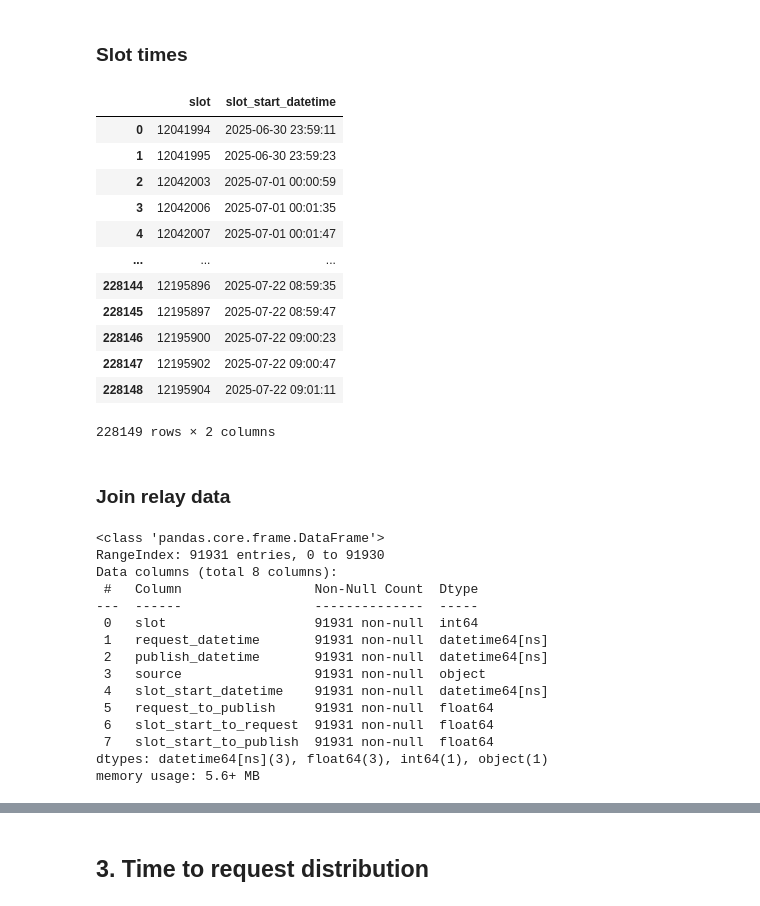
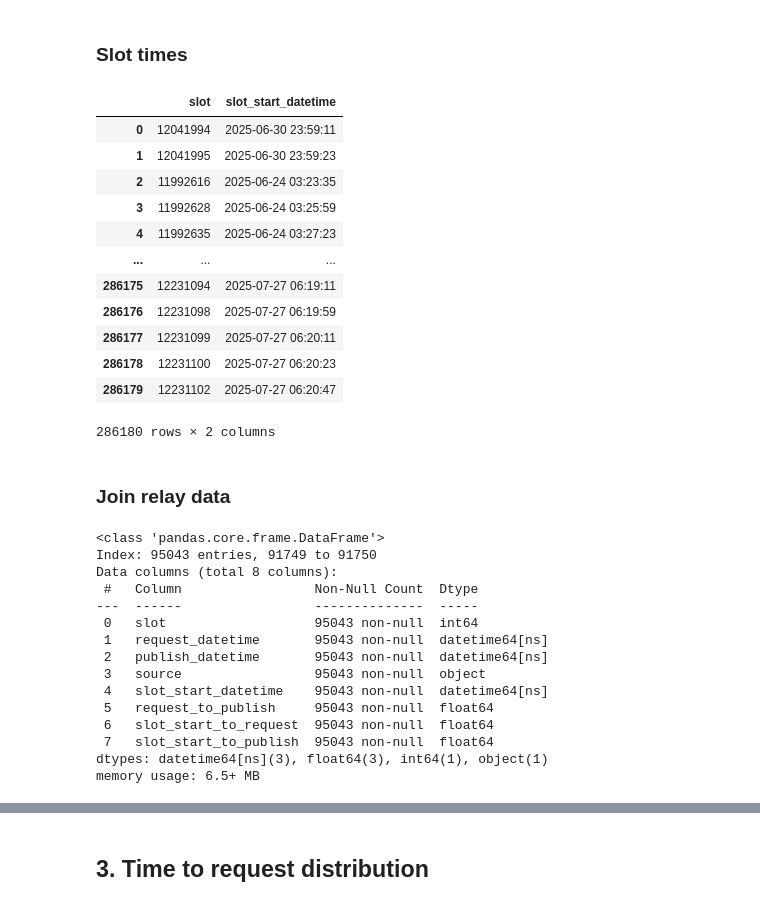
Before and after one commit to misilva73/eth-slot-analysis, a Jupyter notebook: notebooks/1.4-block-publishing-times.ipynb, the cells around one changed output, grey strips where cells are left out. Saved outputs shown, nothing was run; the diff lists cells and outputs as text; code cells hidden in the pictures.

```diff
--- a/notebooks/1.4-block-publishing-times.ipynb
+++ b/notebooks/1.4-block-publishing-times.ipynb
@@ -116,36 +115,36 @@ Name: slot, dtype: int64
 # %%
 # Define dates for queries
 slot_start = 11974663
-slot_end = 12204166
+slot_end = 12262586
 start_date_str = convert_slot_number_to_date_string(slot_start-2)
 end_date_str = convert_slot_number_to_date_string(slot_end+2)
 # Define and run query
 query_str = f"""
     SELECT DISTINCT slot, slot_start_date_time AS slot_start_datetime
     FROM default.canonical_beacon_block FINAL
     WHERE slot_start_date_time BETWEEN toDateTime('{start_date_str}') AND toDateTime('{end_date_str}')
         AND meta_network_name = 'mainnet'
 """
 engine = create_engine(db_url)
 slot_start_df = pd.read_sql(query_str, con=engine)
 slot_start_df["slot_start_datetime"] = pd.to_datetime(
     slot_start_df["slot_start_datetime"]
 )
 slot_start_df
 # %% [output]
 |  | slot | slot_start_datetime |
 | 0 | 12041994 | 2025-06-30 23:59:11 |
 | 1 | 12041995 | 2025-06-30 23:59:23 |
-| 2 | 12042003 | 2025-07-01 00:00:59 |
-| 3 | 12042006 | 2025-07-01 00:01:35 |
-| 4 | 12042007 | 2025-07-01 00:01:47 |
+| 2 | 11992616 | 2025-06-24 03:23:35 |
+| 3 | 11992628 | 2025-06-24 03:25:59 |
+| 4 | 11992635 | 2025-06-24 03:27:23 |
 | ... | ... | ... |
-| 228144 | 12195896 | 2025-07-22 08:59:35 |
-| 228145 | 12195897 | 2025-07-22 08:59:47 |
-| 228146 | 12195900 | 2025-07-22 09:00:23 |
-| 228147 | 12195902 | 2025-07-22 09:00:47 |
-| 228148 | 12195904 | 2025-07-22 09:01:11 |
+| 286175 | 12231094 | 2025-07-27 06:19:11 |
+| 286176 | 12231098 | 2025-07-27 06:19:59 |
+| 286177 | 12231099 | 2025-07-27 06:20:11 |
+| 286178 | 12231100 | 2025-07-27 06:20:23 |
+| 286179 | 12231102 | 2025-07-27 06:20:47 |
-228149 rows × 2 columns
+286180 rows × 2 columns
 # %% [markdown]
 ### Join relay data
 # %%
@@ -166,29 +165,29 @@ relay_df["slot_start_to_publish"] = (
     relay_df["publish_datetime"] - relay_df["slot_start_datetime"]
 ).dt.total_seconds()*1000
 # Filter data bugs
-relay_df = relay_df[relay_df["slot_start_to_publish"].between(0,4000)]
-relay_df = relay_df[relay_df["slot_start_to_request"]>0]
-relay_df = relay_df[relay_df["request_to_publish"]>0]
+# relay_df = relay_df[relay_df["slot_start_to_publish"].between(0,4000)]
+# relay_df = relay_df[relay_df["slot_start_to_request"]>0]
+# relay_df = relay_df[relay_df["request_to_publish"]>0]
 # Get first request by slot
-relay_df = relay_df.groupby("slot").first().reset_index().sort_values(by="slot")
-
+# relay_df = relay_df.groupby("slot").first().reset_index().sort_values(by="slot")
+# relay_df = relay_df[relay_df["source"]=="titan"]
 relay_df.info()
 # %% [output]
 <class 'pandas.core.frame.DataFrame'>
-RangeIndex: 91931 entries, 0 to 91930
+Index: 95043 entries, 91749 to 91750
 Data columns (total 8 columns):
  #   Column                 Non-Null Count  Dtype
 ---  ------                 --------------  -----
- 0   slot                   91931 non-null  int64
- 1   request_datetime       91931 non-null  datetime64[ns]
- 2   publish_datetime       91931 non-null  datetime64[ns]
- 3   source                 91931 non-null  object
- 4   slot_start_datetime    91931 non-null  datetime64[ns]
- 5   request_to_publish     91931 non-null  float64
- 6   slot_start_to_request  91931 non-null  float64
- 7   slot_start_to_publish  91931 non-null  float64
+ 0   slot                   95043 non-null  int64
+ 1   request_datetime       95043 non-null  datetime64[ns]
+ 2   publish_datetime       95043 non-null  datetime64[ns]
+ 3   source                 95043 non-null  object
+ 4   slot_start_datetime    95043 non-null  datetime64[ns]
+ 5   request_to_publish     95043 non-null  float64
+ 6   slot_start_to_request  95043 non-null  float64
+ 7   slot_start_to_publish  95043 non-null  float64
 dtypes: datetime64[ns](3), float64(3), int64(1), object(1)
-memory usage: 5.6+ MB
+memory usage: 6.5+ MB
 # %%
 relay_df["slot"].nunique()
 # %% [output]
```
Also changed, not shown: parts of 13 cells of this notebook, 1 other file.
